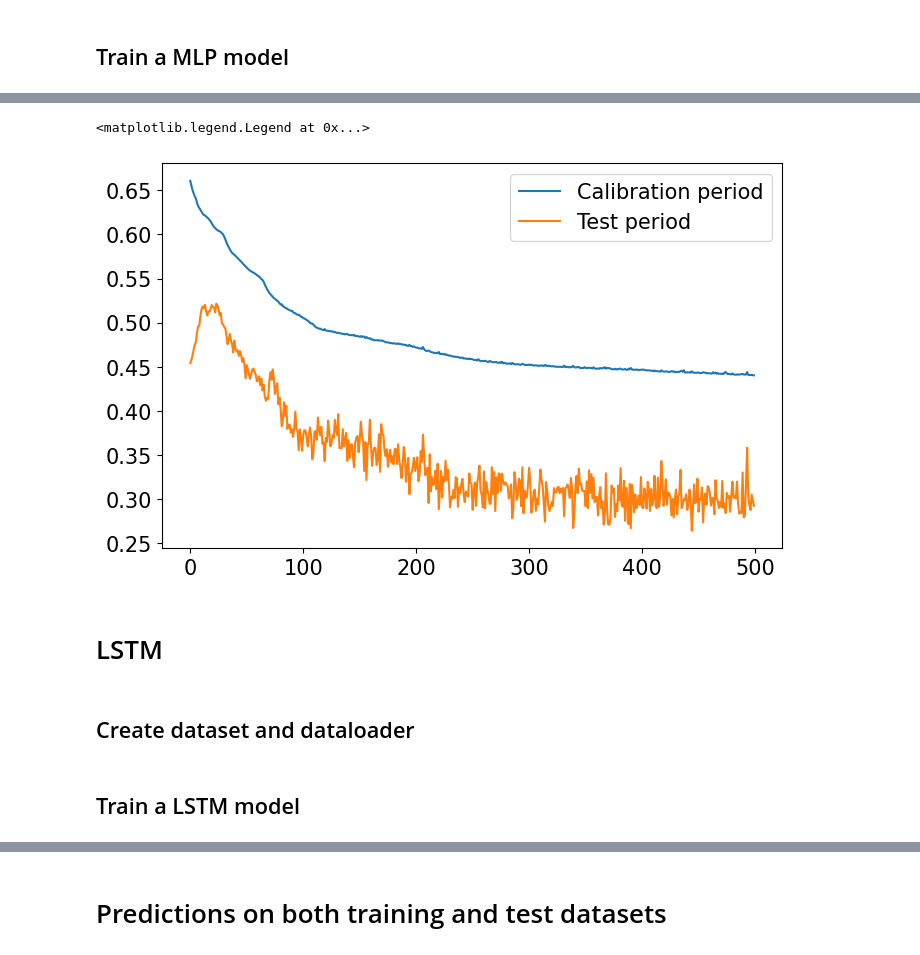
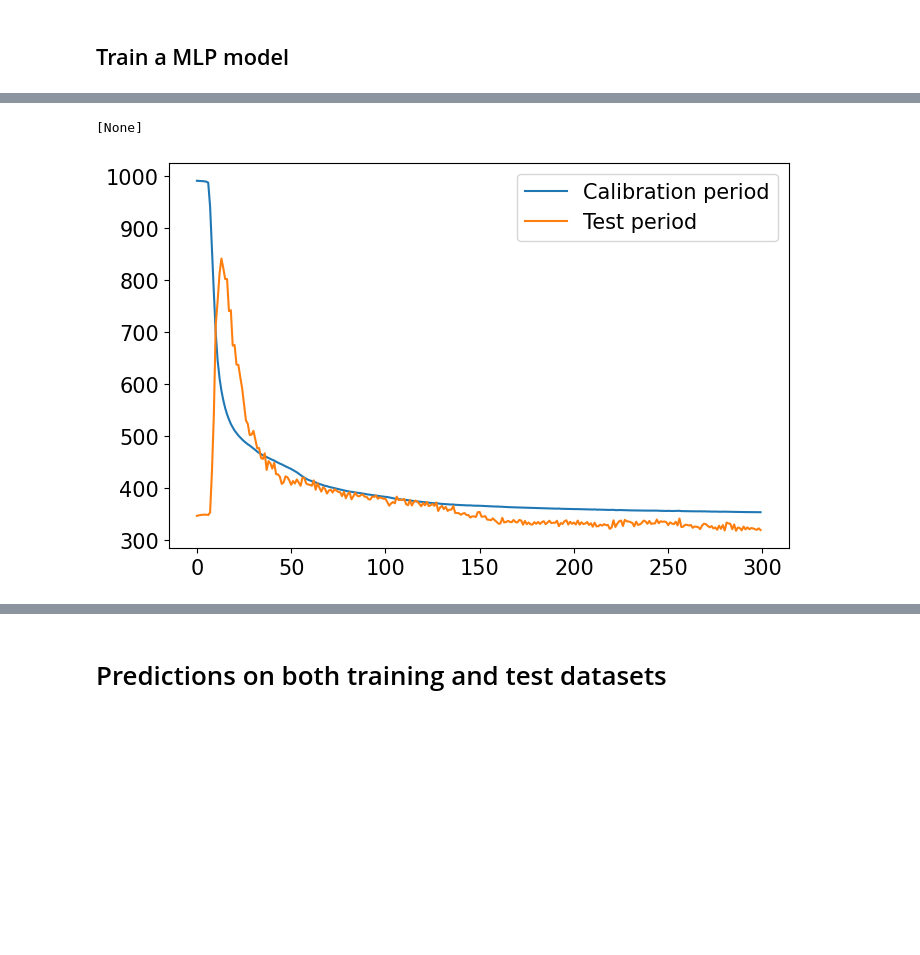
Before and after one commit to pnnl/JAX-CanVeg, a Jupyter notebook: examples/US-Hn1/dnn_US-Hn1.ipynb, the cells around one changed output, grey strips where cells are left out. Saved outputs shown, nothing was run; the diff lists cells and outputs as text; code cells hidden in the pictures; blank space fills up the shorter version.

```diff
--- a/examples/US-Hn1/dnn_US-Hn1.ipynb
+++ b/examples/US-Hn1/dnn_US-Hn1.ipynb
@@ -79,7 +73,8 @@ f_obs_test = f"../../data/fluxtower/{site}/{site}-fluxes-nonegle-test-v2.csv"
 # Hyperparameters
 batch_size = 64
 initial_lr = 2e-1
-nsteps = 500
+# initial_lr = 2e-2
+nsteps = 300
 seed = 5678
 
 key = jax.random.PRNGKey(seed)
@@ -187,5 +187,11 @@ testloader = torch.utils.data.DataLoader(
 # %%
 # Define a deep learning model
 n_input, n_output = x.shape[1], y.shape[1]
-model = eqx.nn.MLP(n_input, n_output, 6, 6, activation=jax.nn.tanh, key=key)
+n_depth, n_node = 6, 6
+
+model = eqx.nn.MLP(
+    n_input, n_output, n_depth, n_node,
+    # activation=jax.nn.tanh, key=key
+    activation=jax.nn.leaky_relu, key=key
+)
 # %%
@@ -253,13 +261,13 @@ Epoch 499 in 0.86 sec
 # %%
 # Plot the loss function
+loss_train_all = loss_train_all*scaler_y.var_
+loss_test_all = loss_test_all*scaler_y.var_
+
 fig, ax = plt.subplots(1, 1, figsize=(8, 5))
 ax.plot(loss_train_all, label="Calibration period")
 ax.plot(loss_test_all, label="Test period")
 ax.legend()
+ax.set(yscale='linear')
 # %% [output]
-<matplotlib.legend.Legend at 0x...>
+[None]
-[figure, old version]
+[figure, new version]
-# %% [markdown]
-# LSTM
-# %% [markdown]
-## Create dataset and dataloader
@@ -293,2 +273,0 @@ testloader_lstm = torch.utils.data.DataLoader(
-# %% [markdown]
-## Train a LSTM model
```
Also changed, not shown: parts of 23 cells of this notebook, 27 other files.
